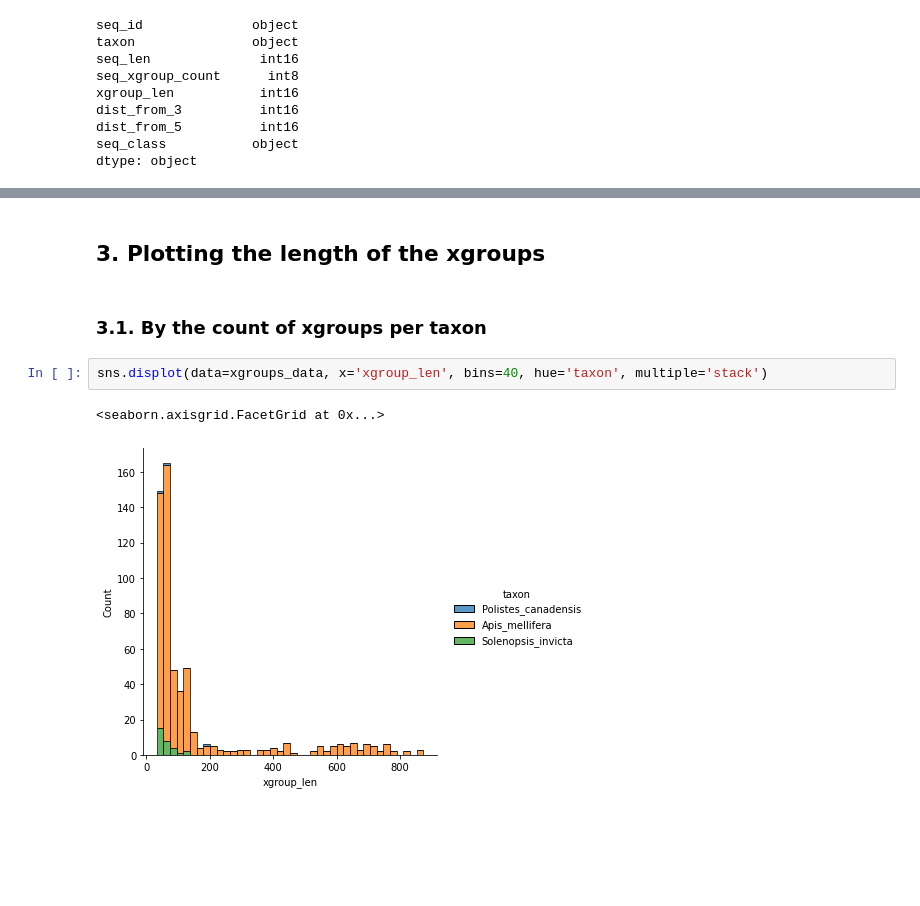
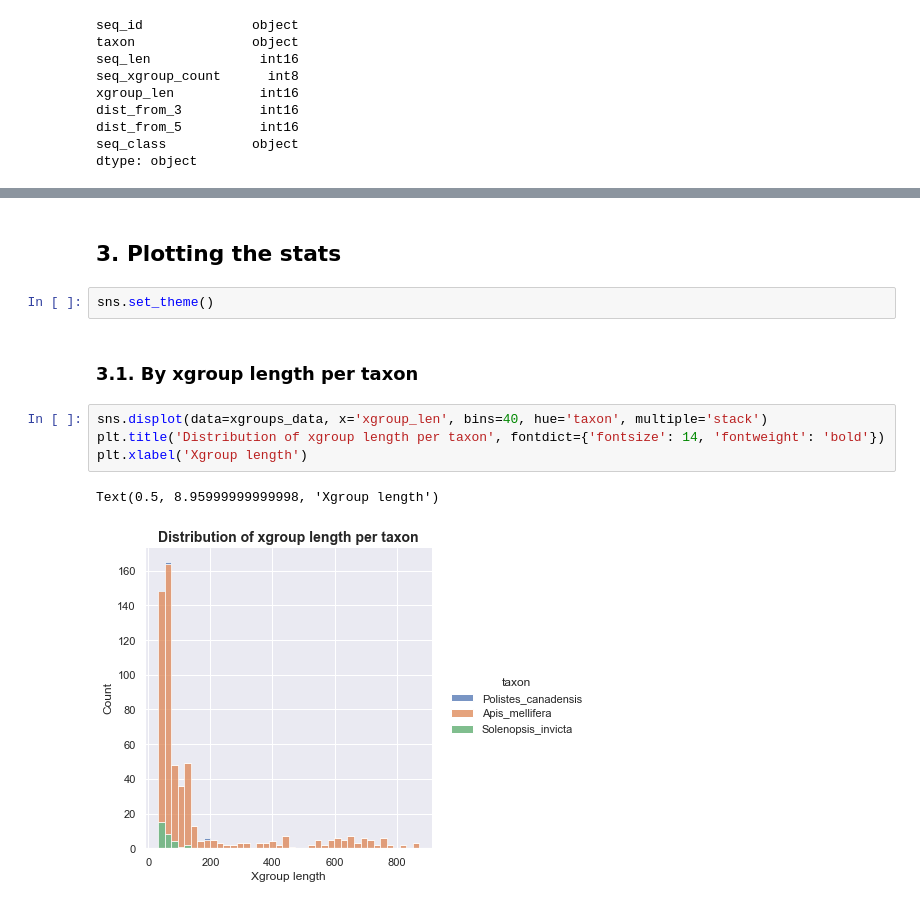
Before and after one commit to flayner2/lab_data_analysis, a Jupyter notebook: notebooks/analyze_vector_masking_data.ipynb, the cells around one changed output, grey strips where cells are left out. Cells and saved outputs as stored; diff of their text form; blank space fills up the shorter version.

Commit message:
added plot titles and plots of the distances to the ends

```diff
--- a/notebooks/analyze_vector_masking_data.ipynb
+++ b/notebooks/analyze_vector_masking_data.ipynb
@@ -84,11 +84,15 @@ xgroups_data.describe()
 # %% [markdown]
-## 3. Plotting the length of the xgroups
+## 3. Plotting the stats
+# %%
+sns.set_theme()
 # %% [markdown]
-### 3.1. By the count of xgroups per taxon
+### 3.1. By xgroup length per taxon
 # %%
 sns.displot(data=xgroups_data, x='xgroup_len', bins=40, hue='taxon', multiple='stack')
+plt.title('Distribution of xgroup length per taxon', fontdict={'fontsize': 14, 'fontweight': 'bold'})
+plt.xlabel('Xgroup length')
 # %% [output]
-<seaborn.axisgrid.FacetGrid at 0x...>
+Text(0.5, 8.95999999999998, 'Xgroup length')
-[figure, old version]
+[figure, new version]
 # %%
 sns.displot(data=xgroups_data, x='xgroup_len', bins=40, hue='taxon', element='step')
```
Also changed, not shown: parts of 16 cells of this notebook.
